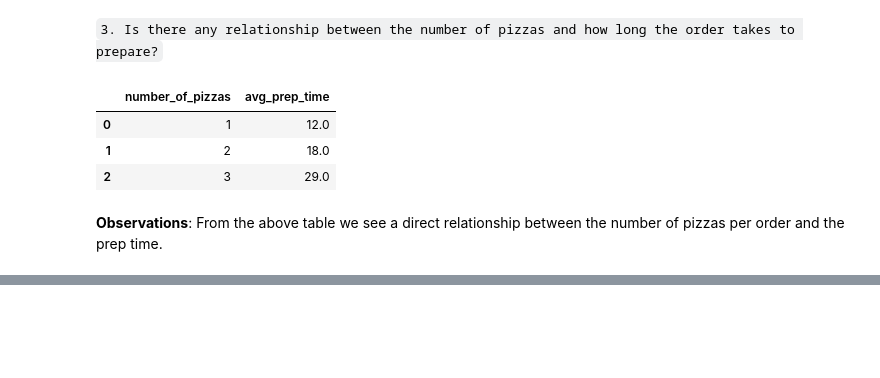
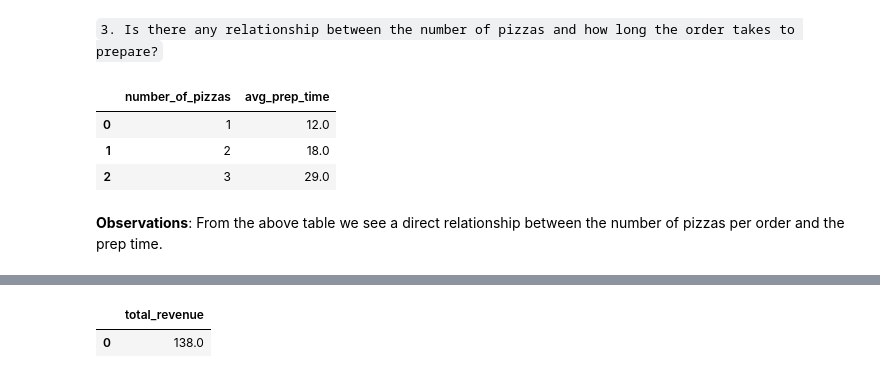
Before and after one commit to A-C-Sai/working-with-data, a Jupyter notebook: projects/sql-case-studies/Pizza Runner.ipynb, the cells around one changed output, grey strips where cells are left out. Cells and saved outputs as stored; diff of their text form; code cells hidden in the pictures; blank space fills up the shorter version.

Commit message:
sql case studies

```diff
--- a/projects/sql-case-studies/Pizza Runner.ipynb
+++ b/projects/sql-case-studies/Pizza Runner.ipynb
@@ -698,0 +808,26 @@ execute_query(query_str)
+# %%
+query_str = (
+    """
+    select
+        SUM(
+            CASE
+                when pizza_name like "meatlovers" then 12
+                else 10
+            END
+        ) as total_revenue
+    from
+        customer_orders c
+        join
+        runner_orders r
+        on c.order_id = r.order_id
+        join
+        pizza_names p
+        on p.pizza_id = c.pizza_id
+    where duration is not null
+    """
+)
+# %%
+execute_query(query_str)
+# %% [output]
+|  | total_revenue |
+| 0 | 138.0 |
```
Also changed, not shown: parts of 27 cells of this notebook.
